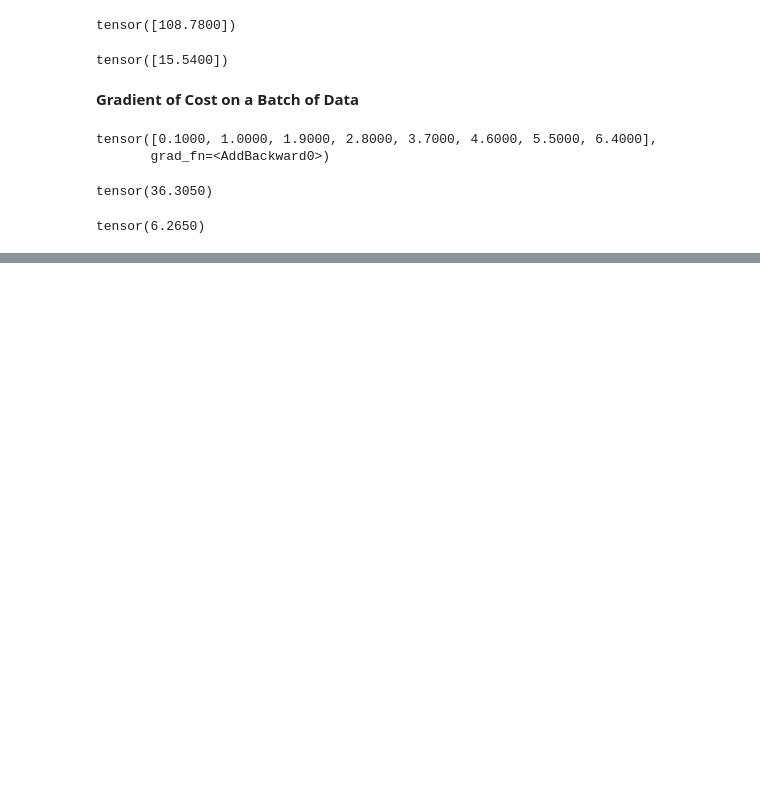
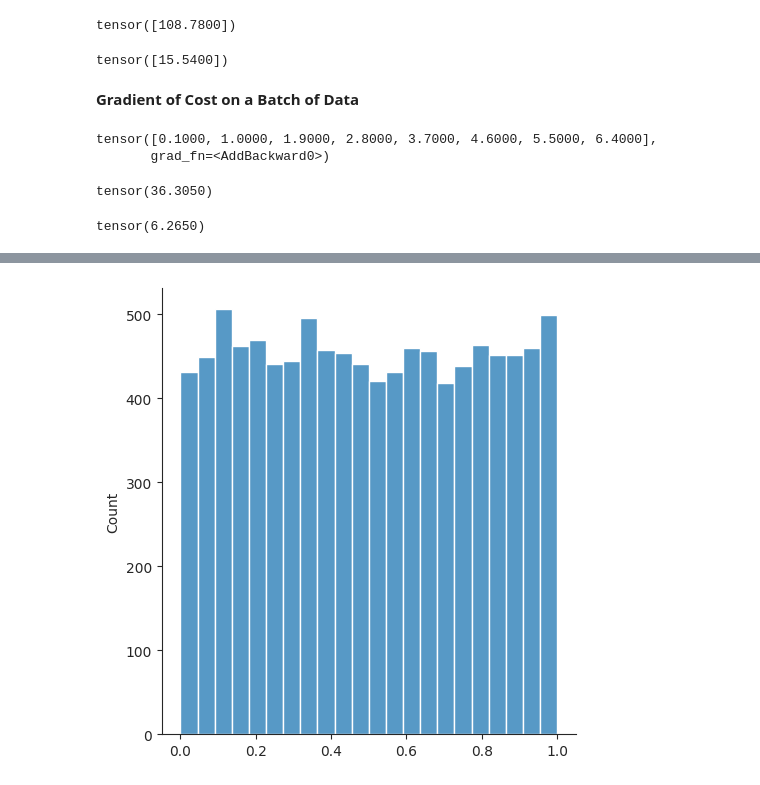
Before and after one commit to victorhwn7255/math-foundation-for-ai-ml, a Jupyter notebook: Math_ML_AI.ipynb, the cells around one changed output, grey strips where cells are left out. Drawn from its saved outputs; the diff is of its cells as text; code cells hidden in the pictures; blank space fills up the shorter version.

```diff
--- a/Math_ML_AI.ipynb
+++ b/Math_ML_AI.ipynb
@@ -1235,0 +1381,5 @@ tensor(6.2650)
+# %%
+#sampling from uniform distribution:
+_ = sns.displot(u)
+# %% [output]
+[figure, added]
```
Also changed, not shown: parts of 38 cells of this notebook.
